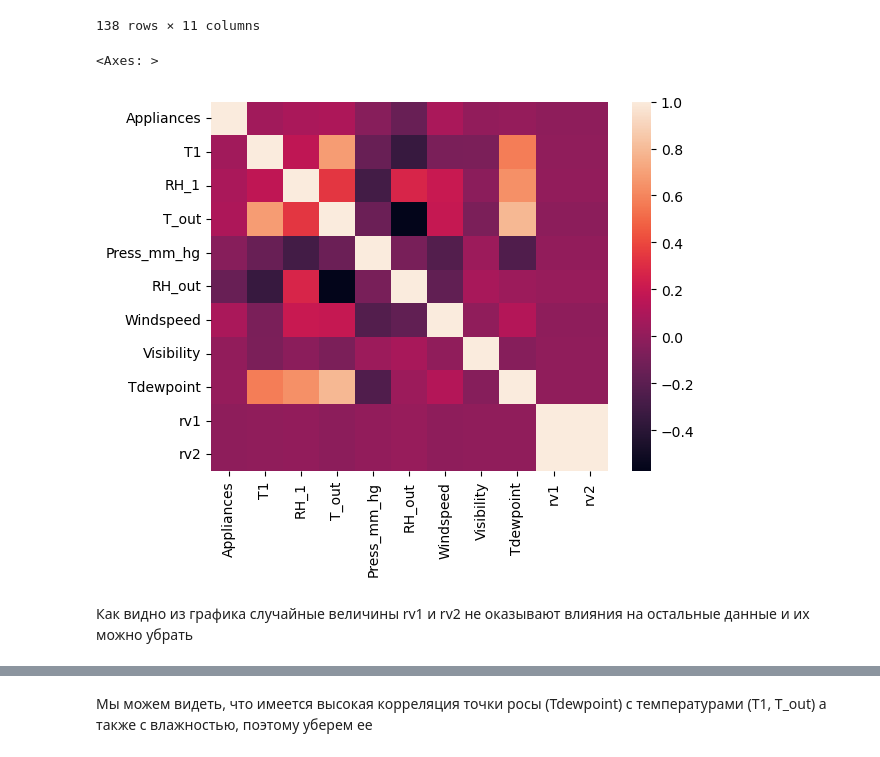
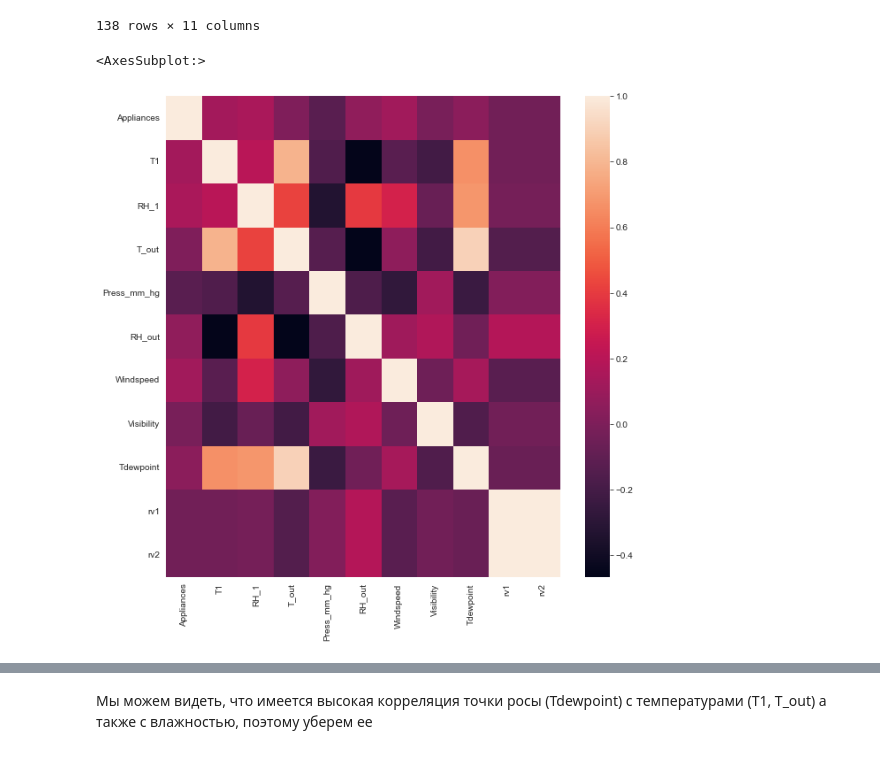
Before and after one commit to Orthanc92/energy_house_calc, a Jupyter notebook: energy_pet.ipynb, the cells around one changed output, grey strips where cells are left out. Saved outputs shown, nothing was run; the diff lists cells and outputs as text; code cells hidden in the pictures.

Commit message:
finished with kitchen

```diff
--- a/energy_pet.ipynb
+++ b/energy_pet.ipynb
@@ -5,8 +5,11 @@ import matplotlib.pyplot as plt
 import seaborn as sns
 from sklearn.feature_selection import SelectKBest
 from sklearn.feature_selection import f_classif
+# %%
+from matplotlib import rcParams
+rcParams['figure.figsize'] = 30, 10
 # %%
-data = pd.read_csv(r'C:\Users\79169\Desktop\пет проекты и портфолио\energydata_complete.csv')
+data = pd.read_csv('/Users/mikhailcirkov/Desktop/петюня/energy_house_calc/pythonProject1/energydata_complete.csv')
 data
 data.head()
 # %% [output]
@@ -151,10 +160,8 @@ daily_data
 | 2016-05-27 | 136.330275 | 24.456330 | 46.208005 | 17.195413 | 755.784862 | 74.275229 | 2.041284 | 46.596330 | 12.246330 | ... |
 138 rows × 11 columns
 # %%
-corr = data_kitchen.corr()
+corr = daily_data.corr()
 sns.heatmap(corr, xticklabels=corr.columns, yticklabels=corr.columns)
 # %% [output]
-<Axes: >
+<AxesSubplot:>
-[figure, old version]
+[figure, new version]
-# %% [markdown]
-Как видно из графика случайные величины rv1 и rv2 не оказывают влияния на остальные данные и их можно убрать
```
Also changed, not shown: parts of 13 cells of this notebook.
